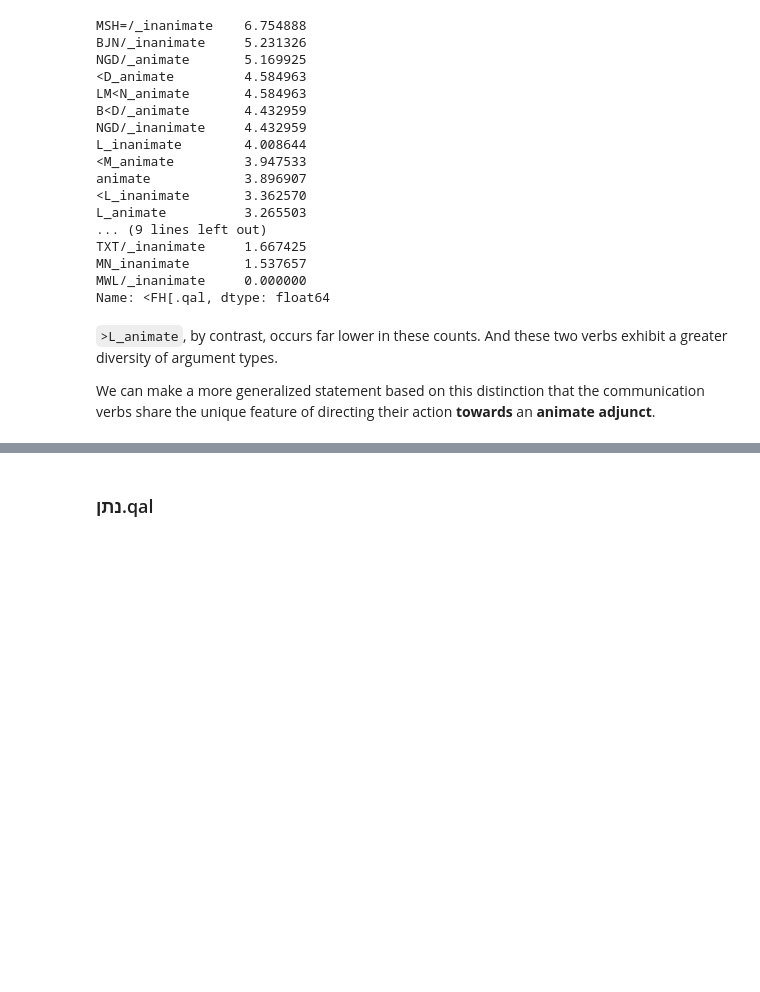
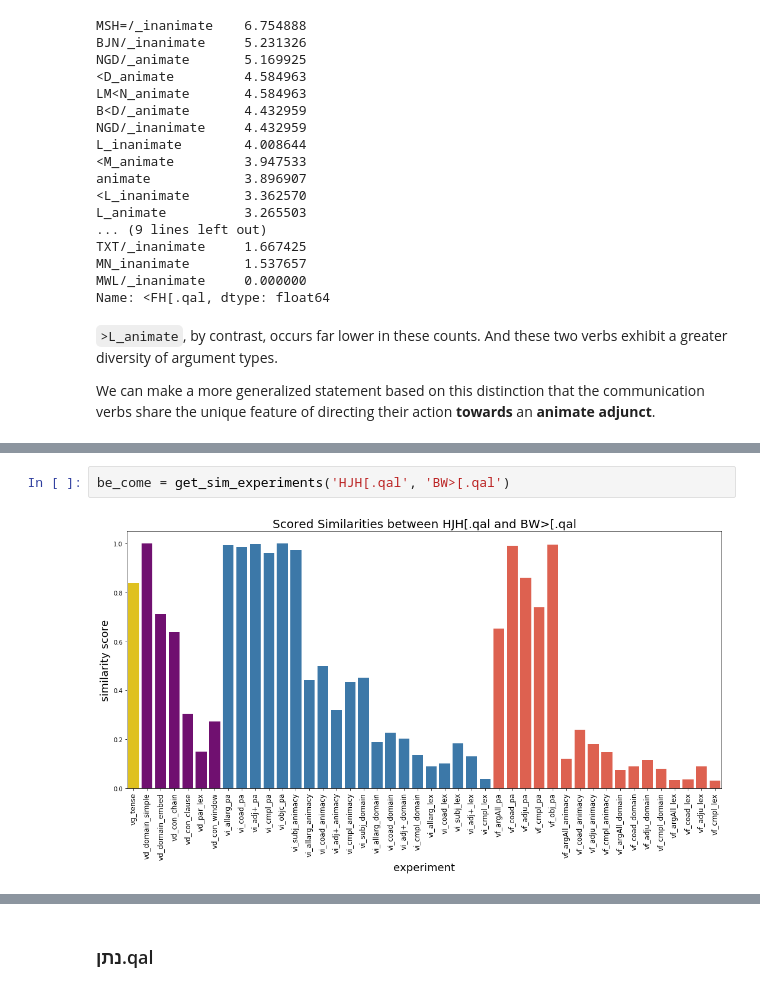
Before and after one commit to codykingham/verb_semantics, a Jupyter notebook: first_analysis.ipynb, the cells around one changed output, grey strips where cells are left out. Drawn from its saved outputs; the diff is of its cells as text; blank space fills up the shorter version.

```diff
--- a/first_analysis.ipynb
+++ b/first_analysis.ipynb
@@ -815,0 +838,4 @@ We can make a more generalized statement based on this distinction that the comm
+# %%
+be_come = get_sim_experiments('HJH[.qal', 'BW>[.qal')
+# %% [output]
+[figure, added]
```
Also changed, not shown: parts of 7 cells of this notebook.
